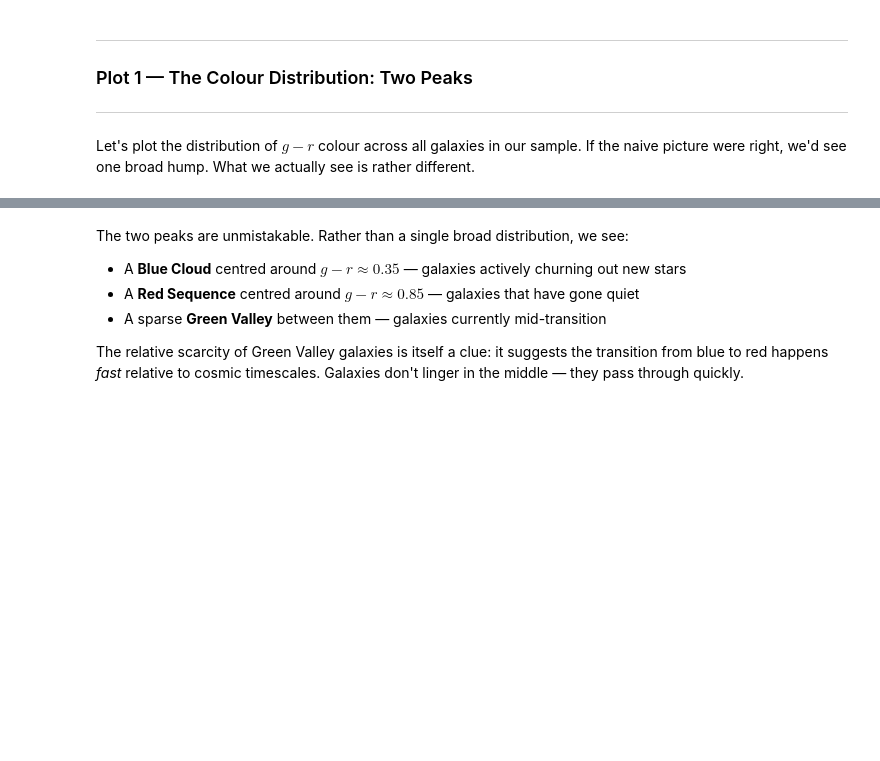
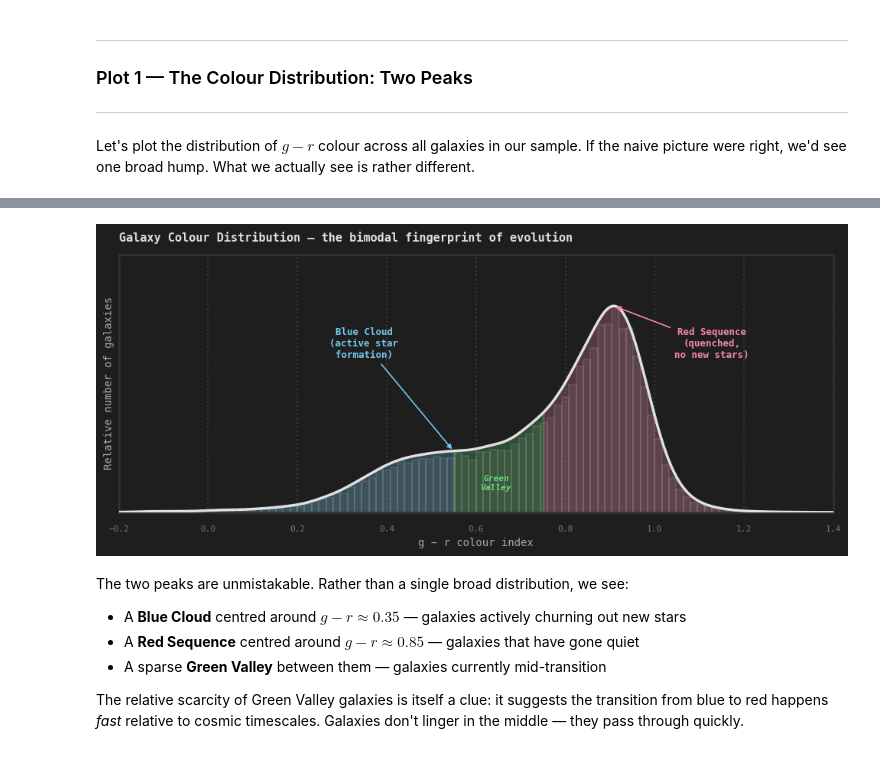
Before and after one commit to haylamyuen/Project-GATORS, a Jupyter notebook: 02_bimodality.ipynb, the cells around one changed output, grey strips where cells are left out. Saved outputs shown, nothing was run; the diff lists cells and outputs as text; code cells hidden in the pictures; blank space fills up the shorter version.

```diff
--- a/02_bimodality.ipynb
+++ b/02_bimodality.ipynb
@@ -160,69 +203,67 @@ Let's plot the distribution of $g - r$ colour across all galaxies in our sample.
 # %%
+# Filter to z < 0.1 for a near volume-limited sample
+# (higher redshift cuts off faint blue galaxies due to the telescope's flux limit,
+#  artificially suppressing the blue cloud — see Part 1: Bias)
+galaxies_plot = galaxies[galaxies["redshift"] < 0.1].copy()
+galaxies_plot["g_r"] = galaxies_plot["g"] - galaxies_plot["r"]
+galaxies_plot = galaxies_plot[
+    (galaxies_plot["g_r"] > -0.2) & (galaxies_plot["g_r"] < 1.4)
+]
+print(f"Low-z sample: {len(galaxies_plot):,} galaxies (z < 0.1)")
+
+g_r = galaxies_plot["g_r"].values
+x_range = np.linspace(-0.2, 1.4, 1000)
+
+kde = gaussian_kde(g_r, bw_method=0.12)
+kde_vals = kde(x_range)
+kde_vals = kde_vals / kde_vals.max()
+
 fig, ax = plt.subplots(figsize=(10, 4.5), facecolor="#1e1e1e")
 ax.set_facecolor("#1e1e1e")
 
-g_r = galaxies["g_r"].values
-x_range = np.linspace(-0.2, 1.4, 1000)
+# Faint histogram for texture
+hist_counts, hist_edges = np.histogram(g_r, bins=100, range=(-0.2, 1.4), density=True)
+hist_counts = hist_counts / hist_counts.max()
+ax.bar(hist_edges[:-1], hist_counts, width=np.diff(hist_edges),
+       color="#aaaaaa", alpha=0.10, align="edge", zorder=1)
 
-# KDE
-kde = gaussian_kde(g_r, bw_method=0.06)
-kde_vals = kde(x_range)
-kde_vals /= kde_vals.max()  # Normalise to 1 for clean y-axis
+# Region boundaries
+gv_lo, gv_hi = 0.55, 0.75
 
-# Histogram (faint, for texture)
-ax.hist(g_r, bins=120, range=(-0.2, 1.4), density=True, color="#aaaaaa",
-        alpha=0.12, edgecolor="none")
+blue_mask = x_range <= gv_lo
+gv_mask   = (x_range >= gv_lo) & (x_range <= gv_hi)
+red_mask  = x_range >= gv_hi
 
-# Green Valley shading
-gv_lo, gv_hi = 0.55, 0.75
-gv_mask = (x_range >= gv_lo) & (x_range <= gv_hi)
-ax.fill_between(x_range, 0, kde_vals / kde_vals.max(),
-                where=gv_mask, color="#69db7c", alpha=0.18, zorder=1)
+ax.fill_between(x_range, 0, kde_vals, where=blue_mask,
+                color="#74c7ec", alpha=0.25, zorder=2)
+ax.fill_between(x_range, 0, kde_vals, where=gv_mask,
+                color="#69db7c", alpha=0.25, zorder=2)
+ax.fill_between(x_range, 0, kde_vals, where=red_mask,
+                color="#f38ba8", alpha=0.25, zorder=2)
 
-# Blue cloud fill
-blue_mask = x_range < gv_lo
-ax.fill_between(x_range, 0, kde_vals,
-                where=blue_mask, color="#74c7ec", alpha=0.20, zorder=1)
+ax.plot(x_range, kde_vals, lw=2.5, color="#e0e0e0", zorder=3)
 
-# Red sequence fill
-red_mask = x_range > gv_hi
-ax.fill_between(x_range, 0, kde_vals,
-                where=red_mask, color="#f38ba8", alpha=0.20, zorder=1)
+# Find actual peak positions from the KDE to place annotations accurately
+blue_peak = x_range[np.argmax(kde_vals * (x_range < gv_lo))]
+red_peak  = x_range[np.argmax(kde_vals * (x_range > gv_hi))]
 
-# KDE line
-ax.plot(x_range, kde_vals, lw=2.5, color="#e0e0e0", zorder=2)
-
-# Annotations: Blue Cloud
 ax.annotate(
     "Blue Cloud\n(active star\nformation)",
-    xy=(0.35, kde(np.array([0.35]))[0] / kde_vals.max()),
-    xytext=(0.18, 0.78),
+    xy=(blue_peak, kde([blue_peak])[0] / kde(x_range).max()),
+    xytext=(blue_peak - 0.20, 0.75),
     color="#74c7ec", fontsize=9, fontweight="bold", ha="center",
     arrowprops=dict(arrowstyle="-|>", color="#74c7ec", lw=1.2)
 )
-
-# Annotations: Red Sequence
 ax.annotate(
     "Red Sequence\n(quenched,\nno new stars)",
-    xy=(0.88, kde(np.array([0.88]))[0] / kde_vals.max()),
-    xytext=(1.08, 0.72),
+    xy=(red_peak, kde([red_peak])[0] / kde(x_range).max()),
+    xytext=(red_peak + 0.22, 0.75),
     color="#f38ba8", fontsize=9, fontweight="bold", ha="center",
     arrowprops=dict(arrowstyle="-|>", color="#f38ba8", lw=1.2)
 )
-
-# Annotations: Green Valley
-ax.text(0.645, 0.22, "Green\nValley", color="#69db7c", fontsize=8,
+ax.text(0.645, 0.10, "Green\nValley", color="#69db7c", fontsize=8,
         fontweight="bold", ha="center", va="bottom", style="italic")
 
-# Colour bar along x-axis (visual guide)
-grad_x = np.linspace(-0.2, 1.4, 300)
-for i, gx in enumerate(grad_x):
-    t = (gx + 0.2) / 1.6
-    r_ch = np.clip(0.4 + 0.6 * t, 0, 1)
-    g_ch = np.clip(0.6 - 0.4 * t, 0, 1)
-    b_ch = np.clip(0.9 - 0.9 * t, 0, 1)
-    ax.axvspan(gx, gx + 1.6/300, ymin=0, ymax=0.025,
-               color=(r_ch, g_ch, b_ch), alpha=0.7, linewidth=0)
 
 ax.set_xlim(-0.2, 1.4)
 ax.set_ylim(0, 1.25)
@@ -236,6 +277,5 @@ ax.grid(True, linestyle=":", alpha=0.12, color="#ffffff")
 for spine in ax.spines.values(): spine.set_edgecolor("#333333")
 
 plt.tight_layout()
-plt.savefig("figures/colour_bimodality_kde.png", dpi=150, bbox_inches="tight",
-            facecolor="#1e1e1e")
 plt.show()
+# %% [output]
@@ -242,3 +283,4 @@ plt.show()
+[figure, added]
 # %% [markdown]
 <div style="width: 1200px">
 
```
Also changed, not shown: parts of 7 cells of this notebook, 3 other files.
